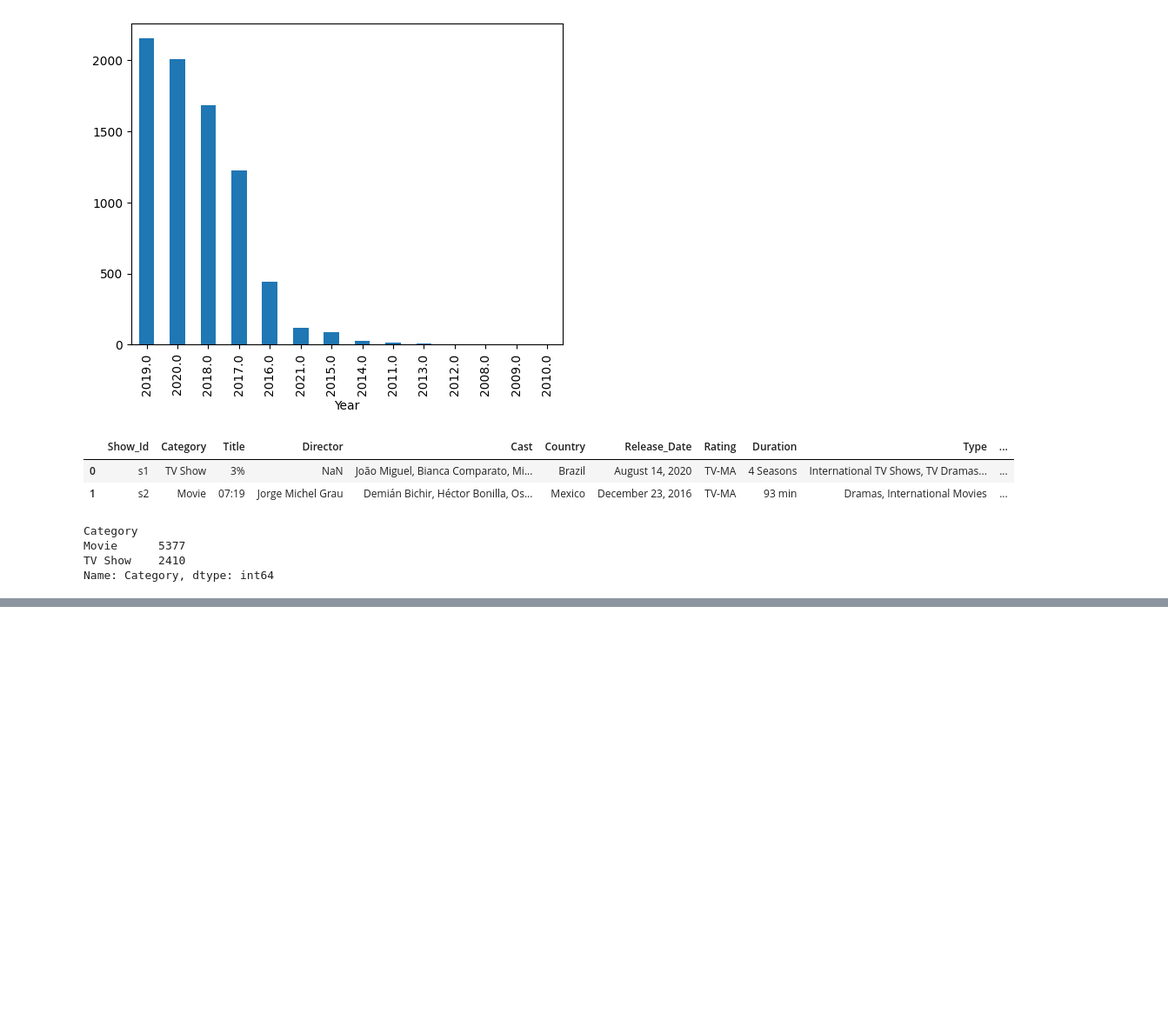
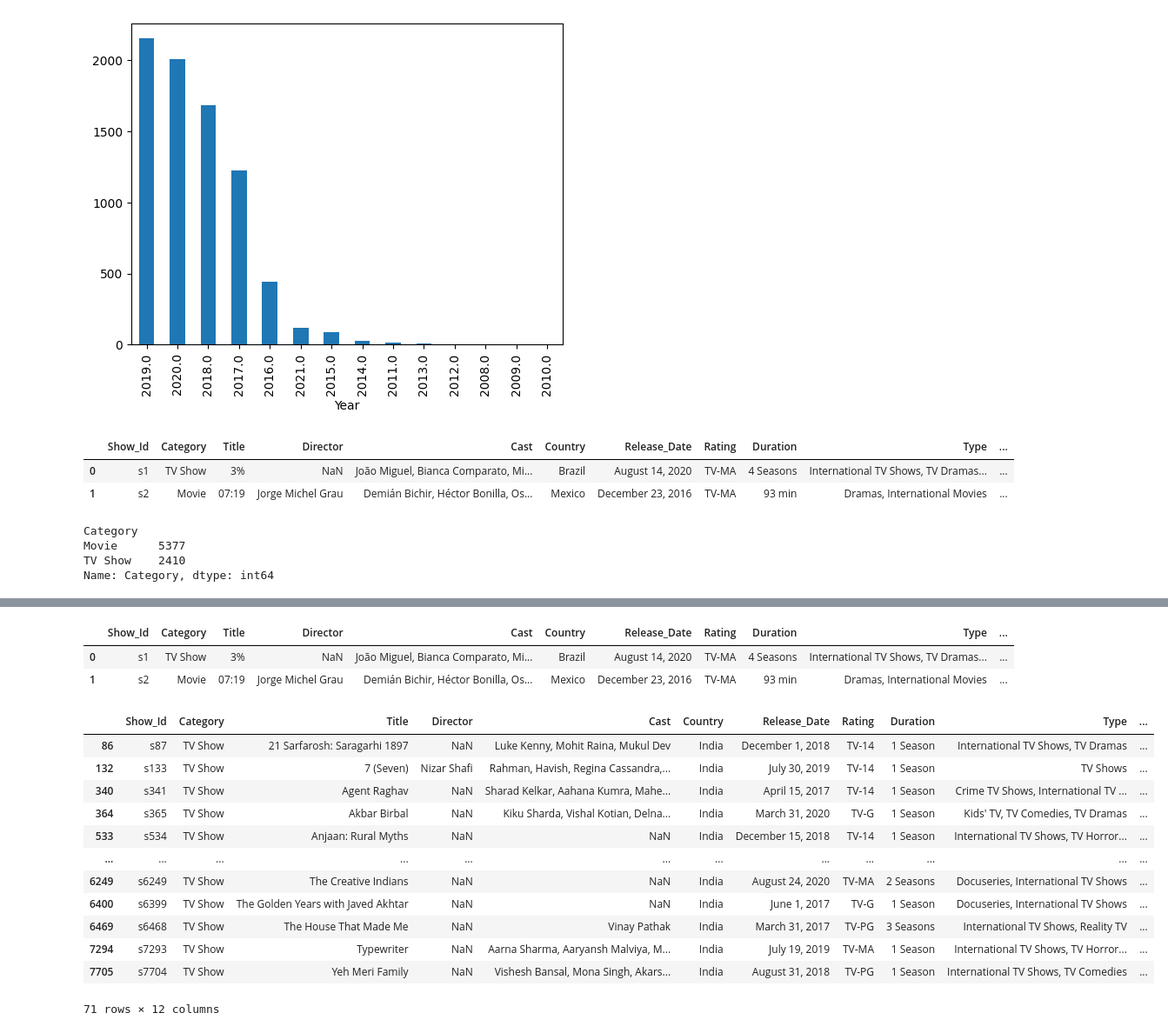
Before and after one commit to Tanay-Dwivedi/Netflix-Dataset-Data-Analysis, a Jupyter notebook: netflix_data_analysis.ipynb, the cells around one changed output, grey strips where cells are left out. Shown at 87% size. Drawn from its saved outputs; the diff is of its cells as text; code cells hidden in the pictures; blank space fills up the shorter version.

```diff
--- a/netflix_data_analysis.ipynb
+++ b/netflix_data_analysis.ipynb
@@ -221,0 +236,2 @@ Name: Category, dtype: int64
+# %%
+df["Year"] = df["Year"].dt.year
@@ -221,0 +263,24 @@ Name: Category, dtype: int64
+# %%
+# show the titles and tv shows that were released in India only
+
+df.head(2)
+# %% [output]
+|  | Show_Id | Category | Title | Director | Cast | Country | Release_Date | Rating | Duration | Type | ... |
+| 0 | s1 | TV Show | 3% | NaN | João Miguel, Bianca Comparato, Mi... | Brazil | August 14, 2020 | TV-MA | 4 Seasons | International TV Shows, TV Dramas... | ... |
+| 1 | s2 | Movie | 07:19 | Jorge Michel Grau | Demián Bichir, Héctor Bonilla, Os... | Mexico | December 23, 2016 | TV-MA | 93 min | Dramas, International Movies | ... |
+# %%
+df[(df["Category"] == "TV Show") & (df["Country"] == "India")]
+# %% [output]
+|  | Show_Id | Category | Title | Director | Cast | Country | Release_Date | Rating | Duration | Type | ... |
+| 86 | s87 | TV Show | 21 Sarfarosh: Saragarhi 1897 | NaN | Luke Kenny, Mohit Raina, Mukul Dev | India | December 1, 2018 | TV-14 | 1 Season | International TV Shows, TV Dramas | ... |
+| 132 | s133 | TV Show | 7 (Seven) | Nizar Shafi | Rahman, Havish, Regina Cassandra,... | India | July 30, 2019 | TV-14 | 1 Season | TV Shows | ... |
+| 340 | s341 | TV Show | Agent Raghav | NaN | Sharad Kelkar, Aahana Kumra, Mahe... | India | April 15, 2017 | TV-14 | 1 Season | Crime TV Shows, International TV ... | ... |
+| 364 | s365 | TV Show | Akbar Birbal | NaN | Kiku Sharda, Vishal Kotian, Delna... | India | March 31, 2020 | TV-G | 1 Season | Kids' TV, TV Comedies, TV Dramas | ... |
+| 533 | s534 | TV Show | Anjaan: Rural Myths | NaN | NaN | India | December 15, 2018 | TV-14 | 1 Season | International TV Shows, TV Horror... | ... |
+| ... | ... | ... | ... | ... | ... | ... | ... | ... | ... | ... | ... |
+| 6249 | s6249 | TV Show | The Creative Indians | NaN | NaN | India | August 24, 2020 | TV-MA | 2 Seasons | Docuseries, International TV Shows | ... |
+| 6400 | s6399 | TV Show | The Golden Years with Javed Akhtar | NaN | NaN | India | June 1, 2017 | TV-G | 1 Season | Docuseries, International TV Shows | ... |
+| 6469 | s6468 | TV Show | The House That Made Me | NaN | Vinay Pathak | India | March 31, 2017 | TV-PG | 3 Seasons | International TV Shows, Reality TV | ... |
+| 7294 | s7293 | TV Show | Typewriter | NaN | Aarna Sharma, Aaryansh Malviya, M... | India | July 19, 2019 | TV-MA | 1 Season | International TV Shows, TV Horror... | ... |
+| 7705 | s7704 | TV Show | Yeh Meri Family | NaN | Vishesh Bansal, Mona Singh, Akars... | India | August 31, 2018 | TV-PG | 1 Season | International TV Shows, TV Comedies | ... |
+71 rows × 12 columns
```
Also changed, not shown: parts of 5 cells of this notebook.
